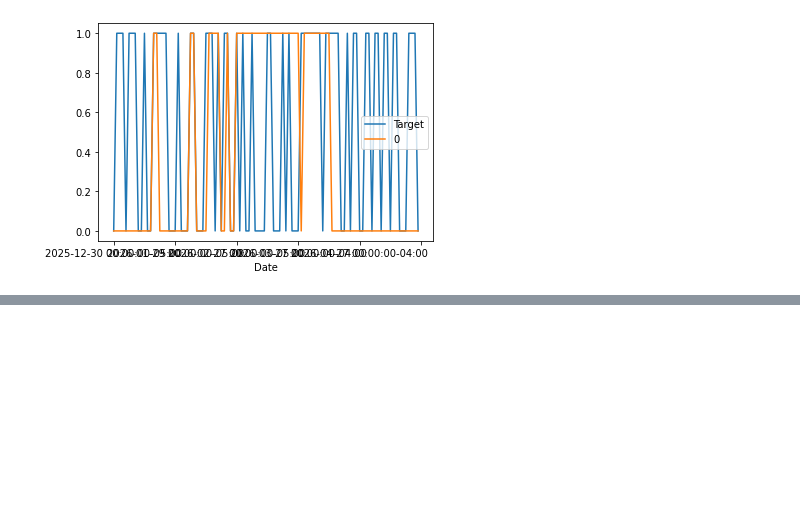
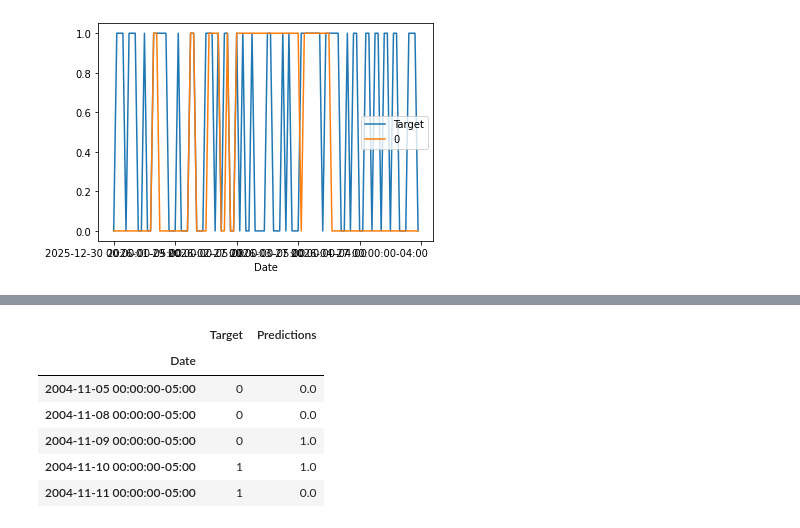
Before and after one commit to oscarvargas4/MachineLearningSP500DataRequest, a Jupyter notebook: Model.ipynb, the cells around one changed output, grey strips where cells are left out. Saved outputs shown, nothing was run; the diff lists cells and outputs as text; code cells hidden in the pictures; blank space fills up the shorter version.

Commit message:
Finished model

```diff
--- a/Model.ipynb
+++ b/Model.ipynb
@@ -127,0 +194,2 @@ combined.plot()
+# %%
+model = RandomForestClassifier(n_estimators=200, min_samples_split=50, random_state=1)
@@ -127,0 +205,2 @@ combined.plot()
+# %%
+predictions = backtest(sp500, model, new_predictors)
@@ -127,0 +223,10 @@ combined.plot()
+# %%
+predictions.tail()
+# %% [output]
+|  | Target | Predictions |
+| Date |  |  |
+| 2004-11-05 00:00:00-05:00 | 0 | 0.0 |
+| 2004-11-08 00:00:00-05:00 | 0 | 0.0 |
+| 2004-11-09 00:00:00-05:00 | 0 | 1.0 |
+| 2004-11-10 00:00:00-05:00 | 1 | 1.0 |
+| 2004-11-11 00:00:00-05:00 | 1 | 0.0 |
```
Also changed, not shown: parts of 12 cells of this notebook.
